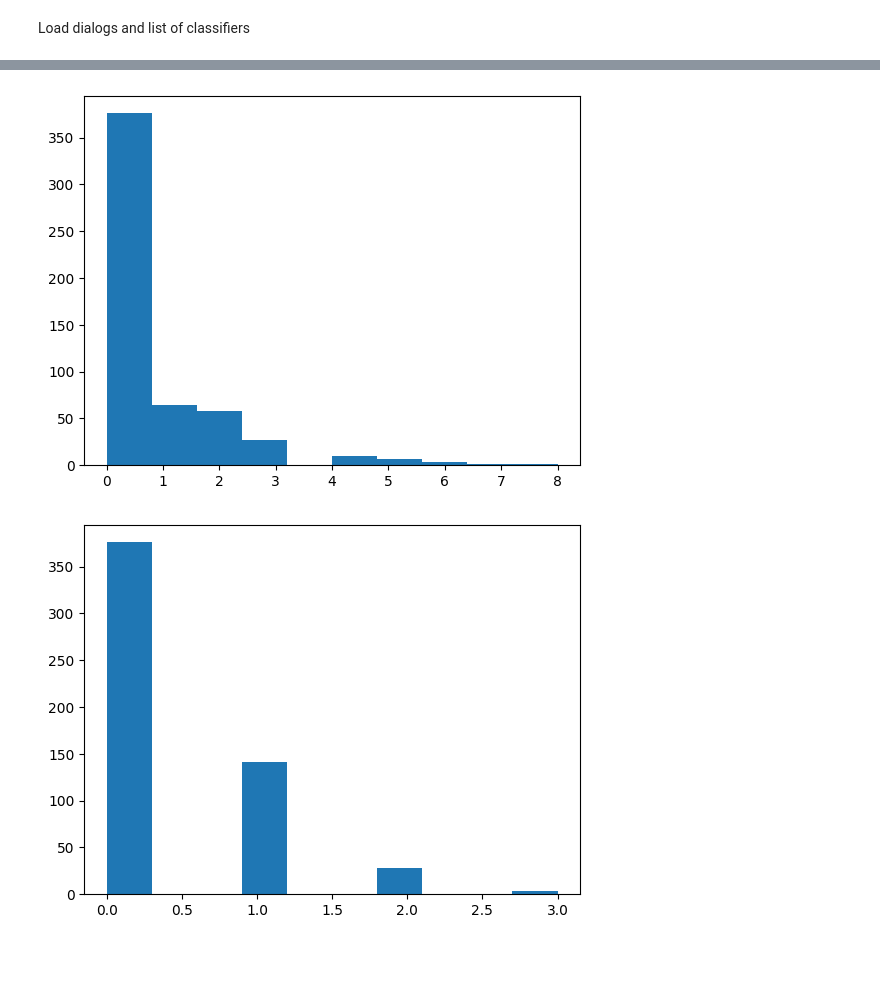
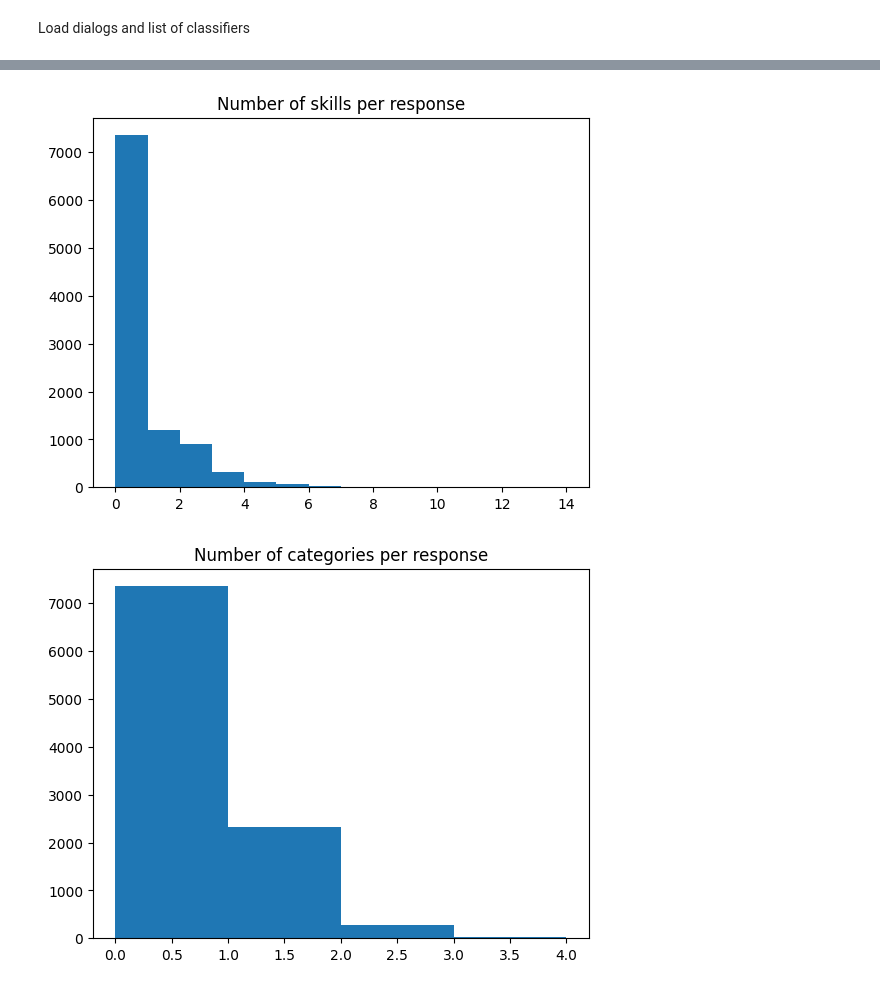
Before and after one commit to shivster2000/grammarctg, a Jupyter notebook: experiments/017_descriptive_stats.ipynb, the cells around one changed output, grey strips where cells are left out. Drawn from its saved outputs; the diff is of its cells as text; code cells hidden in the pictures; blank space fills up the shorter version.

```diff
--- a/experiments/017_descriptive_stats.ipynb
+++ b/experiments/017_descriptive_stats.ipynb
@@ -53,21 +72,20 @@ corpus_dataloader = DataLoader(corpus_dataset, batch_size=512, shuffle=False)
 # %%
-dir="corpus_training"
-all_hits = {}
-all_scores = {}
+all_hit_indices = {}
+all_hit_sentences = {}
 for nr in classifiers_nrs:
     print(egp.iloc[nr-1]['Can-do statement'])
     classifier = models.load_classifier(nr, dir)
     classifier = DataParallel(classifier)
     scores, tokens = models.score_corpus(classifier, corpus_dataloader, max_positive=1e10, max_batches=1e5, threshold=0.5)
     results = list(zip(scores, sents))
+
+    hit_indices = np.array(indices)[np.array(scores)>0.5]
+    print("{:.2f}%".format(len(np.unique(hit_indices))/len(extracts)*100))
+
     hit_sentences = [sample for score, sample in results if score > 0.5]
+    print(hit_sentences[0:10])
 
-    max_score_per_index = np.maximum.reduceat(scores, change_indices)
-    hits = max_score_per_index > 0.5
-
-    print("{:.2f}%".format(sum(hits)/len(hits)*100))
-    all_hits[nr] = hit_sentences
-    print(hit_sentences[0:10])
-    all_scores[nr] = max_score_per_index
+    all_hit_indices[nr] = hit_indices
+    all_hit_sentences[nr] = hit_sentences
 # %% [output]
 Can use the affirmative form with 'like'.
@@ -75,4 +126,5 @@ KeyboardInterrupt:
 # %%
 with open(out_file, 'wb') as f:
-    pickle.dump(all_hits, f)
-    pickle.dump(all_scores, f)
+    pickle.dump(all_hit_indices, f)
+    pickle.dump(all_hit_sentences, f)
+    pickle.dump(extracts, f)
@@ -79,4 +134,6 @@ with open(out_file, 'wb') as f:
 # %%
 with open(out_file, 'rb') as f:
-    all_hits = pickle.load(f)
-    all_scores = pickle.load(f)
+    all_hit_indices = pickle.load(f)
+    all_hit_sentences = pickle.load(f)
+    extracts = pickle.load(f)
+responses = np.array([e[1] for e in extracts])
@@ -121,0 +151,8 @@ plt.show()
+# %%
+found_rules = np.array([set(nr for nr, indices in all_hit_indices.items() if index in indices) for index in range(len(extracts))])
+found_statements = [{egp.iloc[nr-1]['Can-do statement'] for nr in rules} for rules in found_rules]
+found_cats = [{egp.iloc[nr-1]['SubCategory'] for nr in rules} for rules in found_rules]
+found_cat_level = [{f"{egp.iloc[nr-1]['SubCategory']}-{egp.iloc[nr-1]['Level']}" for nr in rules} for rules in found_rules]
+
+num_rules = np.array([len(rules) for rules in found_rules])
+num_cats = np.array([len(cats) for cats in found_cats])
@@ -122,10 +179,13 @@ plt.show()
 # %%
-plt.hist(num_rules)
+plt.hist(num_rules, bins=max(num_rules))
+plt.title("Number of skills per response")
 plt.show()
 # %% [output]
-[figure, old version]
+[figure, new version]
 # %%
-plt.hist(num_cats)
+
+plt.hist(num_cats, bins=max(num_cats))
+plt.title("Number of categories per response")
 plt.show()
 # %% [output]
-[figure, old version]
+[figure, new version]
```
Also changed, not shown: parts of 18 cells of this notebook, 4 other files.
